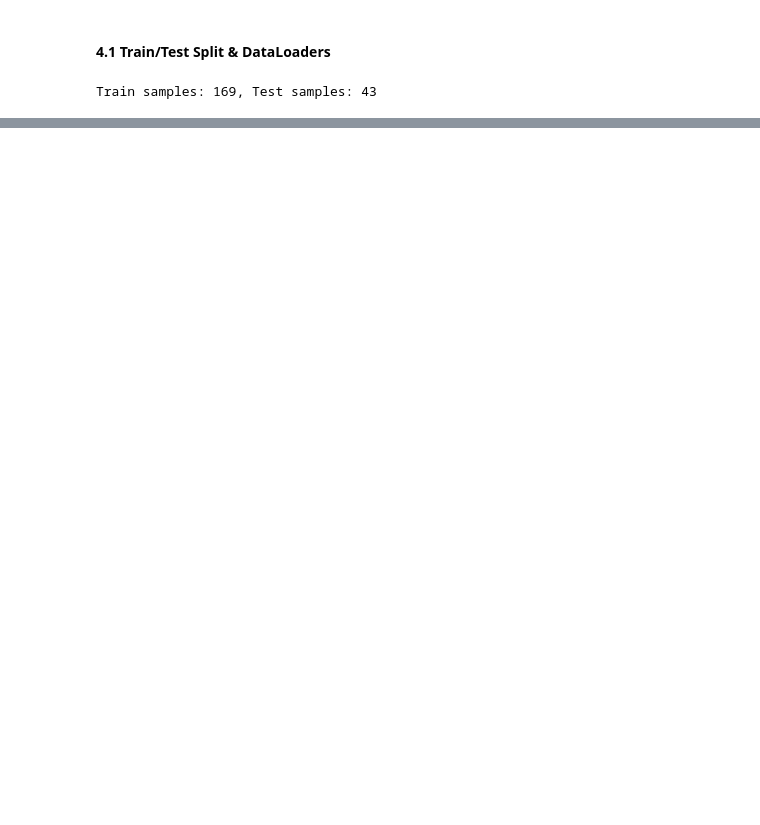
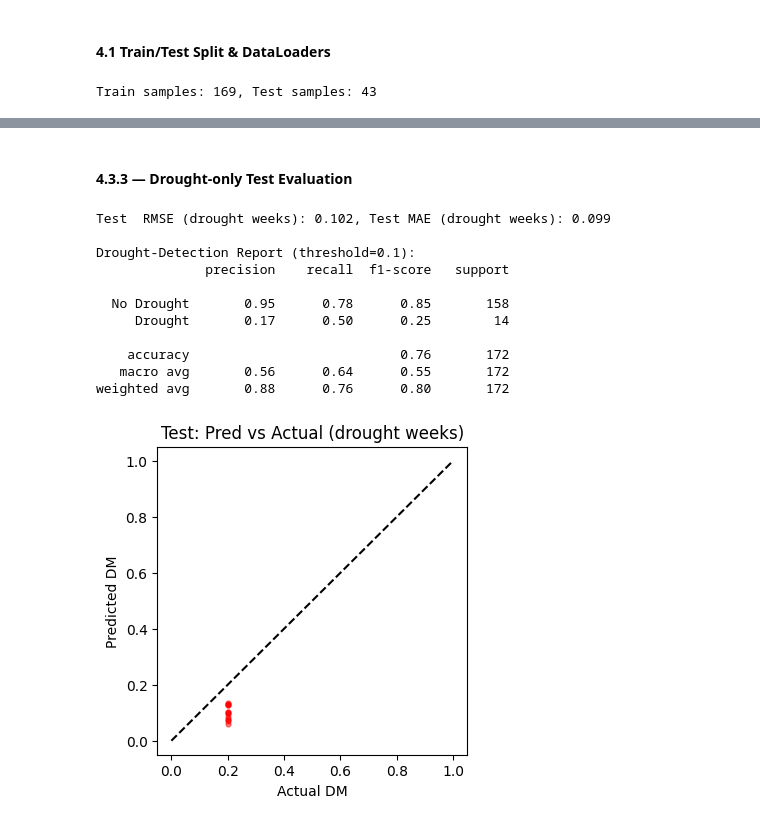
Before and after one commit to toribiodiego/ECE-471-A-Remote-Sensing, a Jupyter notebook: Final_Project/Final_Project.ipynb, the cells around one changed output, grey strips where cells are left out. Cells and saved outputs as stored; diff of their text form; code cells hidden in the pictures; blank space fills up the shorter version.

```diff
--- a/Final_Project/Final_Project.ipynb
+++ b/Final_Project/Final_Project.ipynb
@@ -513,0 +557,37 @@ plt.show()
+# %% [markdown]
+#### 4.3.3 — Drought‑only Test Evaluation
+# %%
+mask = te_th > 0
+if mask.sum() > 0:
+    rmse_do = np.sqrt(mean_squared_error(te_th[mask], pr_te[mask]))
+    mae_do  = mean_absolute_error(te_th[mask], pr_te[mask])
+    print(f"Test  RMSE (drought weeks): {rmse_do:.3f}, Test MAE (drought weeks): {mae_do:.3f}")
+
+    # Binary detection at threshold 0.1
+    actual_flag = (te_th >  0.1).astype(int)
+    pred_flag   = (pr_te  >  0.1).astype(int)
+    print("\nDrought‑Detection Report (threshold=0.1):")
+    print(classification_report(actual_flag, pred_flag, target_names=['No Drought','Drought']))
+
+    plt.figure(figsize=(4,4))
+    plt.scatter(te_th[mask], pr_te[mask], c='r', alpha=0.5, s=12)
+    plt.plot([0,1],[0,1],'k--')
+    plt.title("Test: Pred vs Actual (drought weeks)")
+    plt.xlabel("Actual DM")
+    plt.ylabel("Predicted DM")
+    plt.show()
+else:
+    print("No drought weeks in test split.")
+# %% [output]
+Test  RMSE (drought weeks): 0.102, Test MAE (drought weeks): 0.099
+
+Drought‑Detection Report (threshold=0.1):
+              precision    recall  f1-score   support
+
+  No Drought       0.95      0.78      0.85       158
+     Drought       0.17      0.50      0.25        14
+
+    accuracy                           0.76       172
+   macro avg       0.56      0.64      0.55       172
+weighted avg       0.88      0.76      0.80       172
+[figure, added]
```
Also changed, not shown: parts of 27 cells of this notebook.
